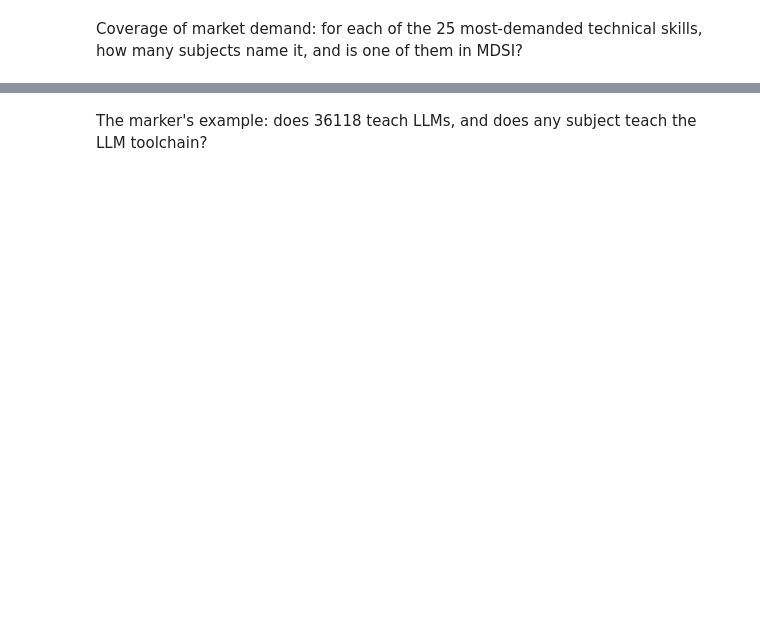
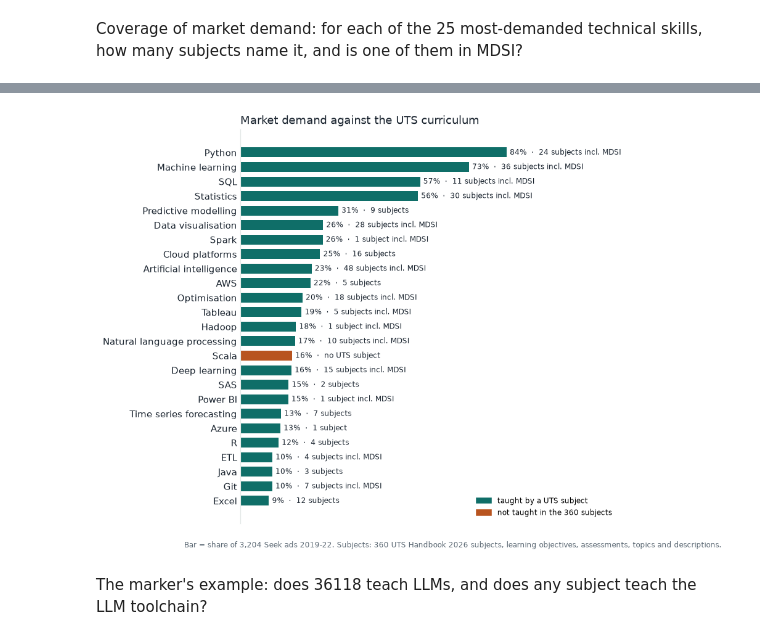
Before and after one commit to AndyPham2004/ANLP-AT2-Skillabus, a Jupyter notebook: notebooks/vt_eda.ipynb, the cells around one changed output, grey strips where cells are left out. Saved outputs shown, nothing was run; the diff lists cells and outputs as text; code cells hidden in the pictures; blank space fills up the shorter version.

```diff
--- a/notebooks/vt_eda.ipynb
+++ b/notebooks/vt_eda.ipynb
@@ -93,11 +93,11 @@ resumes = pd.read_csv(CLEAN / "resumes_us_2021_clean.csv")
 esco = pd.read_csv(CLEAN / "esco_skills_clean.csv")
 lookup = pd.read_csv(CLEAN / "esco_label_lookup.csv")
 label_sample = pd.read_csv(CLEAN / "seek_label_sample_200.csv")
-profiles = pd.read_csv(PROC / "subject_profiles.csv")
+profiles = pd.read_csv(PROC / "subject_profiles.csv", dtype={"subject_code": str})
 
 inventory = pd.DataFrame([
     ("Seek Data Scientist ads", len(seek), "2019-22", "demand_pct (main demand)", "clean_seek.py"),
-    ("Recent AU data roles", len(recent), "Jan 2024, Sept 2026", "demand_pct_2026, trend", "build_recent_sample.py"),
+    ("Recent AU data roles", len(recent), "Jan 2024, Sept-Oct 2026", "demand_pct_2026, trend", "build_recent_sample.py"),
     ("Subject profile rows", len(profiles), f"{profiles.subject_code.nunique()} subjects, 2026",
      "recommend(), chat", "build_subject_profiles.py"),
     ("Resumes", len(resumes), "2021", "test inputs, CV-JD pairs", "clean_resumes.py"),
@@ -360,24 +557,26 @@ top25.round(1)
 # %%
 d = top25.iloc[::-1]
 fig, ax = plt.subplots(figsize=(7.2, 7))
 colors = [TEAL if s > 0 else COPPER for s in d.subjects]
 ax.barh(d.index, d.pct, color=colors, height=0.68)
 for y, (v, m, s) in enumerate(zip(d.pct, d.mdsi_subjects, d.subjects)):
     note = "no UTS subject" if s == 0 else (f"{s} subject{'s' if s > 1 else ''}" + (" incl. MDSI" if m else ""))
     ax.text(v + 1, y, f"{v:.0f}%  ·  {note}", va="center", color=INK, fontsize=8)
 ax.set_xlim(0, 120)
 ax.set_xticks([])
 ax.spines["bottom"].set_visible(False)
 ax.tick_params(axis="y", length=0)
 ax.legend(handles=[plt.Rectangle((0, 0), 1, 1, color=TEAL), plt.Rectangle((0, 0), 1, 1, color=COPPER)],
-          labels=["taught by a UTS subject", "not taught in the 70 subjects"], frameon=False,
+          labels=["taught by a UTS subject", f"not taught in the {N_SUB} subjects"], frameon=False,
           loc="lower right", fontsize=8)
 ax.set_title("Market demand against the UTS curriculum", loc="left", color=INK, fontsize=12)
 fig.subplots_adjust(bottom=0.05)
-fig.text(0.01, 0.0, "Bar = share of 3,204 Seek ads 2019-22. Subjects: 70 UTS Handbook 2026 subjects, "
-         "learning objectives, topics and descriptions.", color=MUTED, fontsize=8)
+fig.text(0.01, 0.0, f"Bar = share of 3,204 Seek ads 2019-22. Subjects: {N_SUB} UTS Handbook 2026 subjects, "
+         "learning objectives, assessments, topics and descriptions.", color=MUTED, fontsize=8)
 fig.savefig(FIG / "fig3_subject_coverage.png")
 plt.show()
+# %% [output]
+[figure, added]
 # %% [markdown]
 The marker's example: does 36118 teach LLMs, and does any subject teach the LLM
 toolchain?
```
Also changed, not shown: parts of 30 cells of this notebook, 5 other files.
